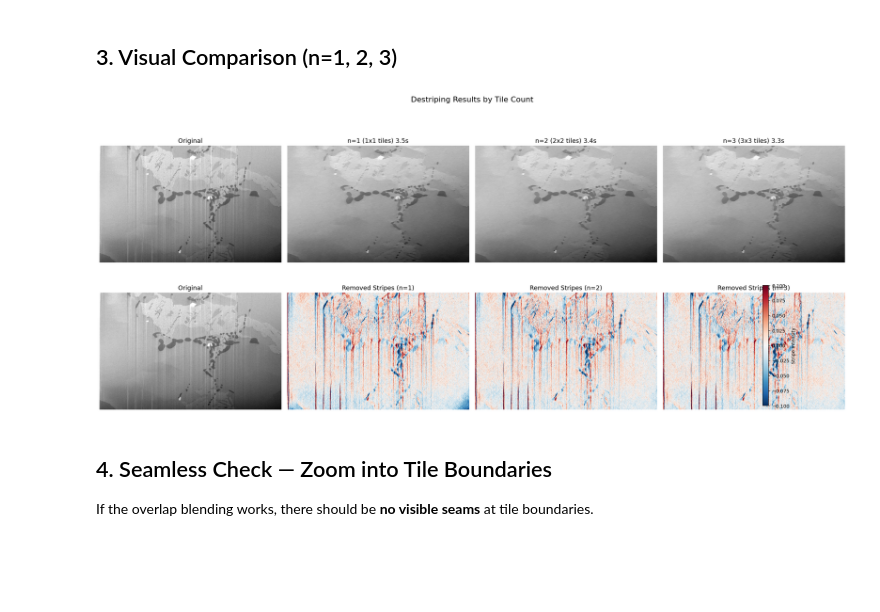
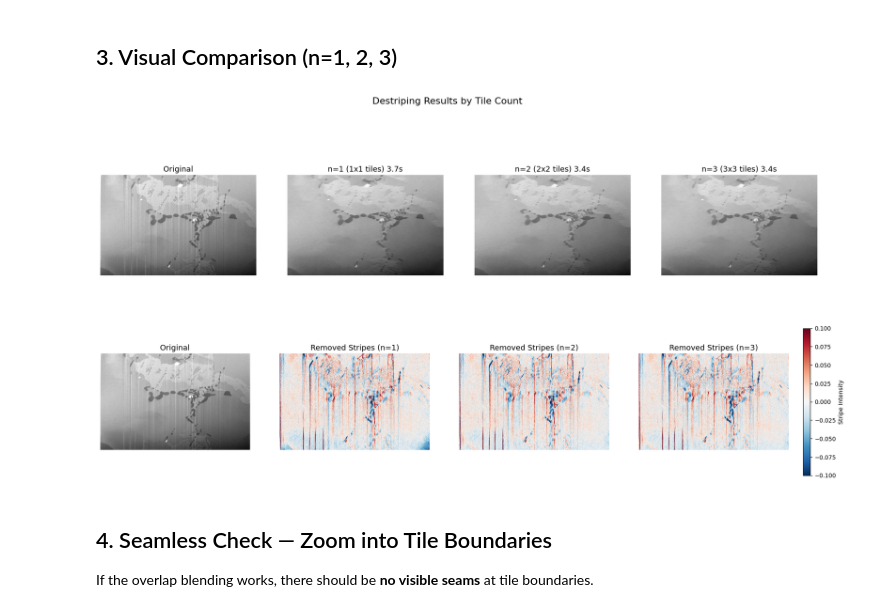
Before and after one commit to phykn/universal-stripe-remover, a Jupyter notebook: main.ipynb, the cells around one changed output. Saved outputs shown, nothing was run; the diff lists cells and outputs as text; code cells hidden in the pictures; blank space fills up the shorter version.

```diff
--- a/main.ipynb
+++ b/main.ipynb
@@ -106,35 +95,34 @@ Time: 3.4s | Shape: torch.Size([487, 757]) | Range: [0.1626, 1.0000]
 fig, axes = plt.subplots(2, 4, figsize=(22, 10))
 
 # Row 1: Destriped images
 axes[0, 0].imshow(F.numpy(), cmap='gray')
 axes[0, 0].set_title('Original', fontsize=13)
 
 for idx, n_tile in enumerate([1, 2, 3]):
     ax = axes[0, idx + 1]
     ax.imshow(results[n_tile].numpy(), cmap='gray')
     ax.set_title('n={} ({}x{} tiles) {:.1f}s'.format(n_tile, n_tile, n_tile, timings[n_tile]), fontsize=13)
 
 # Row 2: Removed stripe component
 vmin, vmax = -0.1, 0.1
 
 axes[1, 0].imshow(F.numpy(), cmap='gray')
 axes[1, 0].set_title('Original', fontsize=13)
 
 for idx, n_tile in enumerate([1, 2, 3]):
     ax = axes[1, idx + 1]
     stripe = (F - results[n_tile]).numpy()
     im = ax.imshow(stripe, cmap='RdBu_r', vmin=vmin, vmax=vmax)
     ax.set_title('Removed Stripes (n={})'.format(n_tile), fontsize=13)
 
 for ax in axes.flat:
     ax.axis('off')
 
 fig.colorbar(im, ax=axes[1, :].tolist(), fraction=0.02, pad=0.02, label='Stripe Intensity')
 plt.suptitle('Destriping Results by Tile Count', fontsize=16, y=1.01)
-plt.tight_layout()
 plt.show()
 # %% [output]
-[figure, old version]
+[figure, new version]
 # %% [markdown]
 ## 4. Seamless Check — Zoom into Tile Boundaries
 
```
Also changed, not shown: parts of 2 cells of this notebook.
